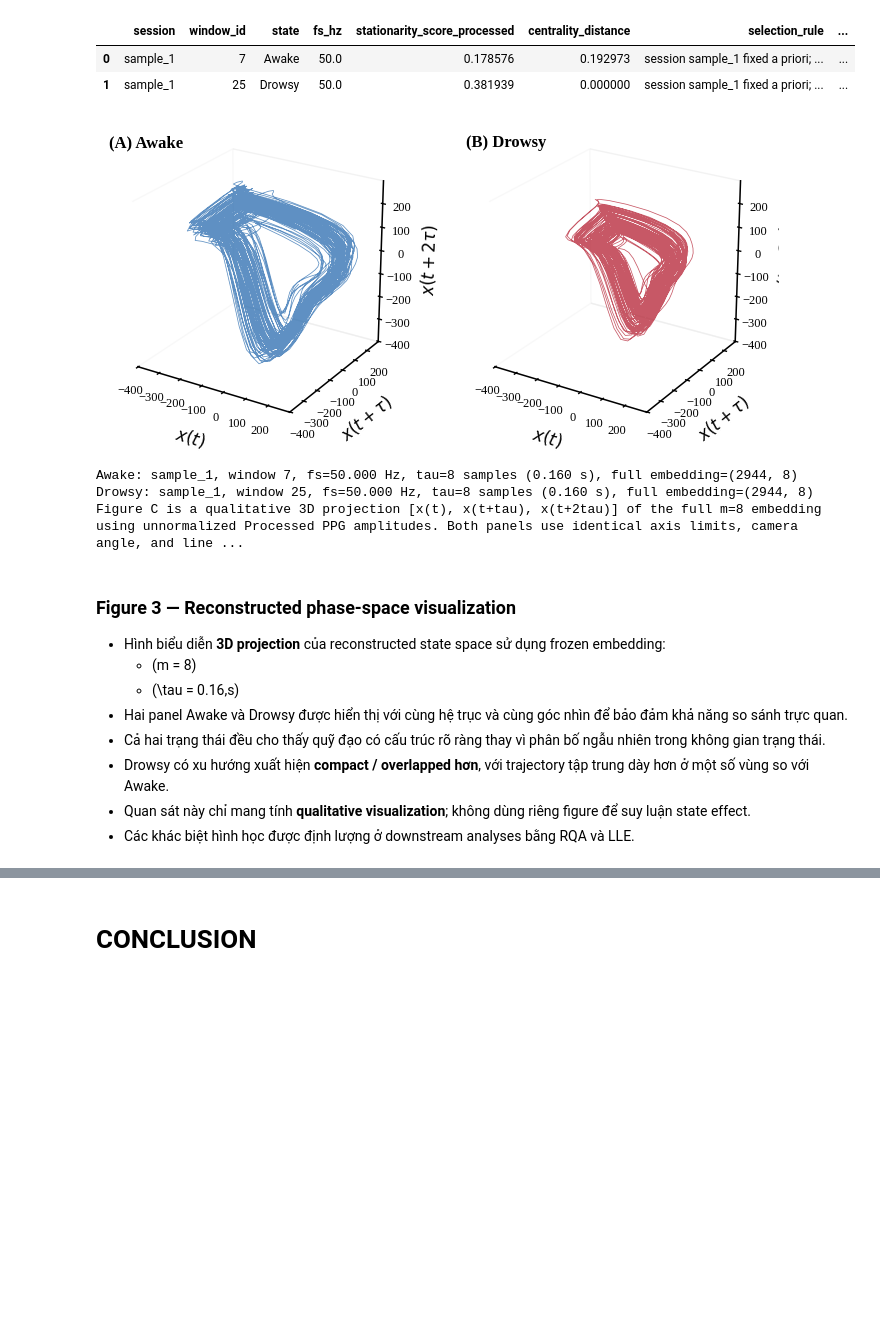
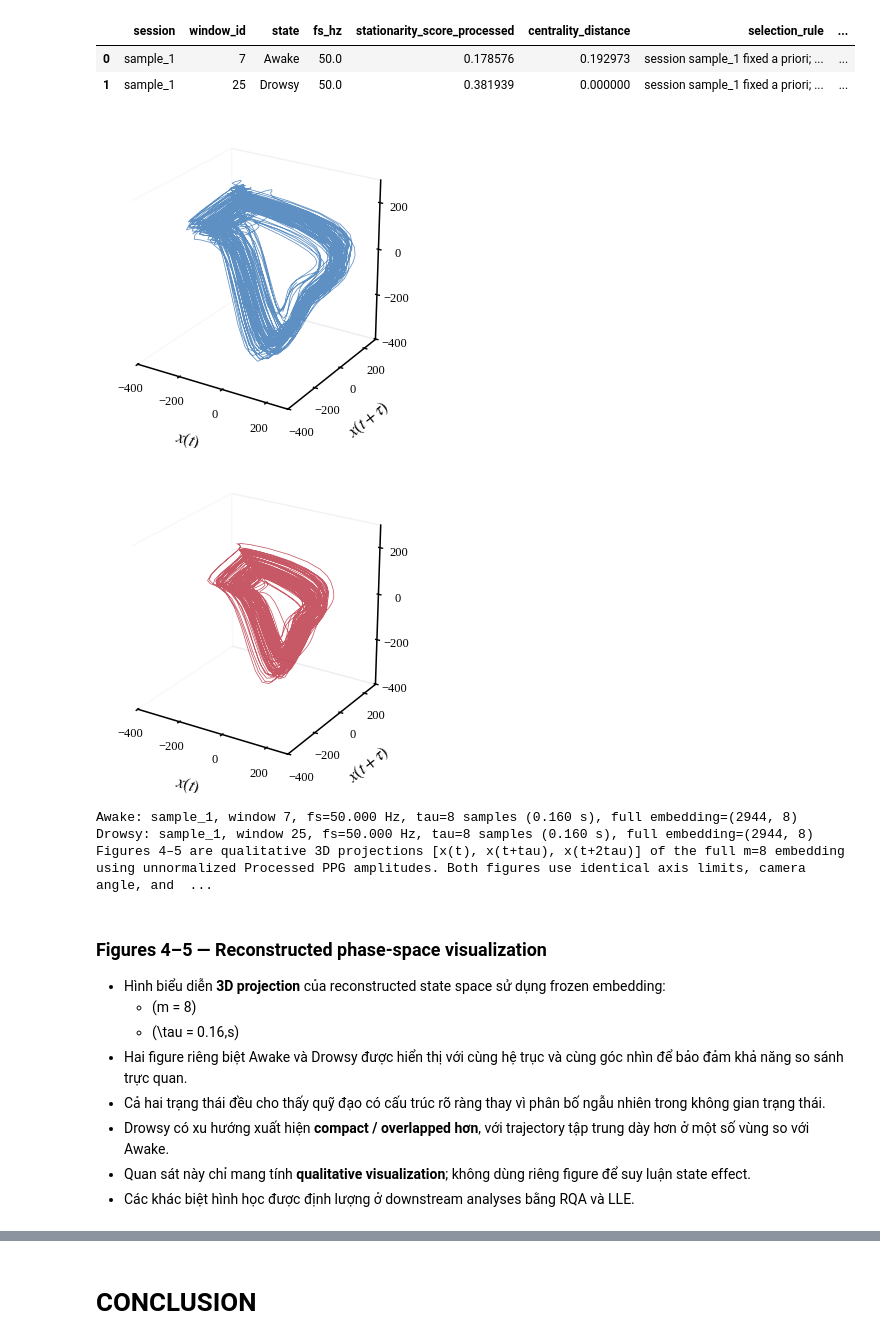
Before and after one commit to Vutu2003/Nonlinear-Time-Series-Analysis, a Jupyter notebook: phase1/main/phase_space_reconstruction.ipynb, the cells around one changed output, grey strips where cells are left out. Saved outputs shown, nothing was run; the diff lists cells and outputs as text; code cells hidden in the pictures; blank space fills up the shorter version.

```diff
--- a/phase1/main/phase_space_reconstruction.ipynb
+++ b/phase1/main/phase_space_reconstruction.ipynb
@@ -43,6 +43,7 @@ WINDOW_SIZE_S = 60
 N_SESSIONS_EXPECTED = 20
 TAU_FINAL_S = 0.16
 M_FINAL = 8
+SINGLE_COLUMN_FIGSIZE = (3.54, 3.45)  # inches, before tight bounding-box export
 AMI_NEAR_TOLERANCE_S = 0.04
 FNN_LOW_THRESHOLD_PCT = 1.0
 
@@ -70,6 +71,7 @@ else:
 mpl.rcParams.update({
     "font.family": ACTIVE_FONT,
     "font.size": 11,
+    "mathtext.fontset": "stix",  # serif mathematical labels for manuscript figures
     "axes.labelsize": 12,
     "axes.linewidth": 1.1,
     "xtick.labelsize": 10,
@@ -100,9 +102,15 @@ def session_number(session: str) -> int:
 
 
 def save_publication_figure(fig: mpl.figure.Figure, stem: str) -> None:
-    """Save deterministic vector masters and a 600-dpi raster copy."""
+    """Save vector masters and a 600-dpi copy, including all 3D axis labels."""
+    axis_labels = [
+        getattr(ax, name).label
+        for ax in fig.axes
+        for name in ("xaxis", "yaxis", "zaxis")
+        if hasattr(ax, name)
+    ]
     for suffix, kwargs in (("pdf", {}), ("svg", {}), ("png", {"dpi": 600})):
-        fig.savefig(FIGURE_DIR / f"{stem}.{suffix}", bbox_inches="tight", **kwargs)
+        fig.savefig(FIGURE_DIR / f"{stem}.{suffix}", bbox_inches="tight", bbox_extra_artists=axis_labels, **kwargs)
 
 
 print(
@@ -324,7 +332,7 @@ state_colors = {"Awake": "#2166ac", "Drowsy": "#d6604d"}
 state_positions = {"Awake": 1, "Drowsy": 2}
 state_arrays = [ami_scope.loc[ami_scope["label"].eq(state), "tau_seconds"].to_numpy(dtype=float) for state in AMI_STATES]
 positions = [state_positions[state] for state in AMI_STATES]
-fig, ax = plt.subplots(figsize=(3.54, 3.45), constrained_layout=True)
+fig, ax = plt.subplots(figsize=SINGLE_COLUMN_FIGSIZE, constrained_layout=True)
 violins = ax.violinplot(state_arrays, positions=positions, vert=True, widths=0.72, showmeans=False, showmedians=False, showextrema=False, points=150, bw_method=0.22)
 for body, state in zip(violins["bodies"], AMI_STATES):
     body.set_facecolor(state_colors[state]); body.set_edgecolor(state_colors[state]); body.set_alpha(0.25); body.set_linewidth(0.8)
@@ -696,7 +705,7 @@ Selected same-session comparison: sample_1
 | 0 | sample_1 | 7 | Awake | 50.0 | 0.178576 | 0.192973 | session sample_1 fixed a priori; ... | ... |
 | 1 | sample_1 | 25 | Drowsy | 50.0 | 0.381939 | 0.000000 | session sample_1 fixed a priori; ... | ... |
 # %%
-# Cell 11 — Publication Figure C: 3D projection of the full m=8 reconstruction
+# Cell 11 — Publication Figures 4–5: separate 3D projections of the full m=8 reconstruction
 def reconstruct_phase_space(signal: np.ndarray, dimension: int, delay_samples: int) -> np.ndarray:
     signal = np.asarray(signal, dtype=float)
     require(signal.ndim == 1 and np.isfinite(signal).all(), "Embedding input must be a finite 1D signal.")
@@ -708,55 +717,61 @@ def reconstruct_phase_space(signal: np.ndarray, dimension: int, delay_samples: i
 
 
 embeddings, projection_frames = [], []
 for record in selected_records:
     delay_samples = int(round(TAU_FINAL_S * record["fs"]))
     realized_tau_s = delay_samples / record["fs"]
     require(abs(realized_tau_s - TAU_FINAL_S) <= 0.5 / record["fs"] + 1e-12, "Frozen delay cannot be represented within half a sample.")
     embedding = reconstruct_phase_space(record["signal"], M_FINAL, delay_samples)
     projection = embedding[:, :3]
     embeddings.append({**record, "delay_samples": delay_samples, "realized_tau_s": realized_tau_s, "embedding": embedding, "projection": projection})
     projection_frames.append(pd.DataFrame({
         "session": record["session"], "window_id": record["window_id"], "state": record["state"],
         "vector_index": np.arange(len(projection)), "x_t": projection[:, 0], "x_t_plus_tau": projection[:, 1], "x_t_plus_2tau": projection[:, 2],
     }))
 pd.concat(projection_frames, ignore_index=True).to_csv(PROJECTION_DIR / "representative_phase_space_projection.csv", index=False)
 
 all_coordinates = np.concatenate([item["projection"].ravel() for item in embeddings])
 axis_min, axis_max = float(all_coordinates.min()), float(all_coordinates.max())
 padding = 0.04 * (axis_max - axis_min)
 shared_limits = (axis_min - padding, axis_max + padding)
 
-fig = plt.figure(figsize=(7.1, 3.70), constrained_layout=False)
-fig.subplots_adjust(left=0.02, right=0.98, bottom=0.14, top=0.95, wspace=0.10)
 colors = {"Awake": "#2166ac", "Drowsy": "#b2182b"}
-for panel_index, item in enumerate(embeddings, start=1):
-    ax = fig.add_subplot(1, 2, panel_index, projection="3d")
+for item in embeddings:
+    fig = plt.figure(figsize=SINGLE_COLUMN_FIGSIZE)
+    ax = fig.add_subplot(111, projection="3d")
+    # Reserve room for the projected coordinate labels; tight export retains them.
+    fig.subplots_adjust(left=0.02, right=0.88, bottom=0.12, top=0.98)
     projection = item["projection"]
-    ax.plot(projection[:, 0], projection[:, 1], projection[:, 2], color=colors[item["state"]], linewidth=0.55, alpha=0.72, rasterized=True)
+    ax.plot(projection[:, 0], projection[:, 1], projection[:, 2], color=colors[item["state"]], linewidth=0.55, alpha=0.72)
     ax.set_xlim(shared_limits); ax.set_ylim(shared_limits); ax.set_zlim(shared_limits)
     ax.set_box_aspect((1, 1, 1)); ax.view_init(elev=24, azim=-58)
-    ax.set_xlabel(r"$x(t)$ ", labelpad=2); ax.set_ylabel(r"$x(t+\tau)$ ", labelpad=2); ax.set_zlabel(r"$x(t+2\tau)$ ", labelpad=2)
+    ax.set_xlabel(r"$x(t)$", labelpad=5)
+    ax.set_ylabel(r"$x(t+\tau)$", labelpad=5)
+    ax.set_zlabel(r"$x(t+2\tau)$", labelpad=5)
+    for axis in (ax.xaxis, ax.yaxis, ax.zaxis):
+        axis.set_major_locator(MaxNLocator(nbins=4))
     ax.tick_params(labelsize=9, pad=1); ax.grid(False)
     ax.xaxis.pane.fill = False; ax.yaxis.pane.fill = False; ax.zaxis.pane.fill = False
-    ax.text2D(0.01, 0.98, f"({'AB'[panel_index-1]}) {item['state']}", transform=ax.transAxes, va="top", fontsize=12, fontweight="bold")
-
-save_publication_figure(fig, "phase_space_reconstruction_awake_drowsy")
-plt.show()
+    # Keep the trajectory vector-based in PDF/SVG; identify the state in LaTeX.
+    save_publication_figure(fig, f"phase_space_reconstruction_{item['state'].lower()}")
+    plt.show()
+    plt.close(fig)
 for item in embeddings:
     print(f"{item['state']}: {item['session']}, window {item['window_id']}, fs={item['fs']:.3f} Hz, tau={item['delay_samples']} samples ({item['realized_tau_s']:.3f} s), full embedding={item['embedding'].shape}")
-print(f"Figure C is a qualitative 3D projection [x(t), x(t+tau), x(t+2tau)] of the full m={M_FINAL} embedding using unnormalized Processed PPG amplitudes. Both panels use identical axis limits, camera angle, and line settings; no quantitative state difference is inferred from this visualization alone.")
+print(f"Figures 4–5 are qualitative 3D projections [x(t), x(t+tau), x(t+2tau)] of the full m={M_FINAL} embedding using unnormalized Processed PPG amplitudes. Both figures use identical axis limits, camera angle, and line settings; no quantitative state difference is inferred from this visualization alone.")
 # %% [output]
-[figure, old version]
+[figure, new version]
+[figure, added]
 Awake: sample_1, window 7, fs=50.000 Hz, tau=8 samples (0.160 s), full embedding=(2944, 8)
 Drowsy: sample_1, window 25, fs=50.000 Hz, tau=8 samples (0.160 s), full embedding=(2944, 8)
-Figure C is a qualitative 3D projection [x(t), x(t+tau), x(t+2tau)] of the full m=8 embedding using unnormalized Processed PPG amplitudes. Both panels use identical axis limits, camera angle, and line ...
+Figures 4–5 are qualitative 3D projections [x(t), x(t+tau), x(t+2tau)] of the full m=8 embedding using unnormalized Processed PPG amplitudes. Both figures use identical axis limits, camera angle, and  ...
 # %% [markdown]
-### Figure 3 — Reconstructed phase-space visualization
+### Figures 4–5 — Reconstructed phase-space visualization
 
 - Hình biểu diễn **3D projection** của reconstructed state space sử dụng frozen embedding:
   - \(m = 8\)
   - \(\tau = 0.16\,s\)
-- Hai panel Awake và Drowsy được hiển thị với cùng hệ trục và cùng góc nhìn để bảo đảm khả năng so sánh trực quan.
+- Hai figure riêng biệt Awake và Drowsy được hiển thị với cùng hệ trục và cùng góc nhìn để bảo đảm khả năng so sánh trực quan.
 - Cả hai trạng thái đều cho thấy quỹ đạo có cấu trúc rõ ràng thay vì phân bố ngẫu nhiên trong không gian trạng thái.
 - Drowsy có xu hướng xuất hiện **compact / overlapped hơn**, với trajectory tập trung dày hơn ở một số vùng so với Awake.
 - Quan sát này chỉ mang tính **qualitative visualization**; không dùng riêng figure để suy luận state effect.
```
Also changed, not shown: parts of 4 cells of this notebook, 21 other files.
